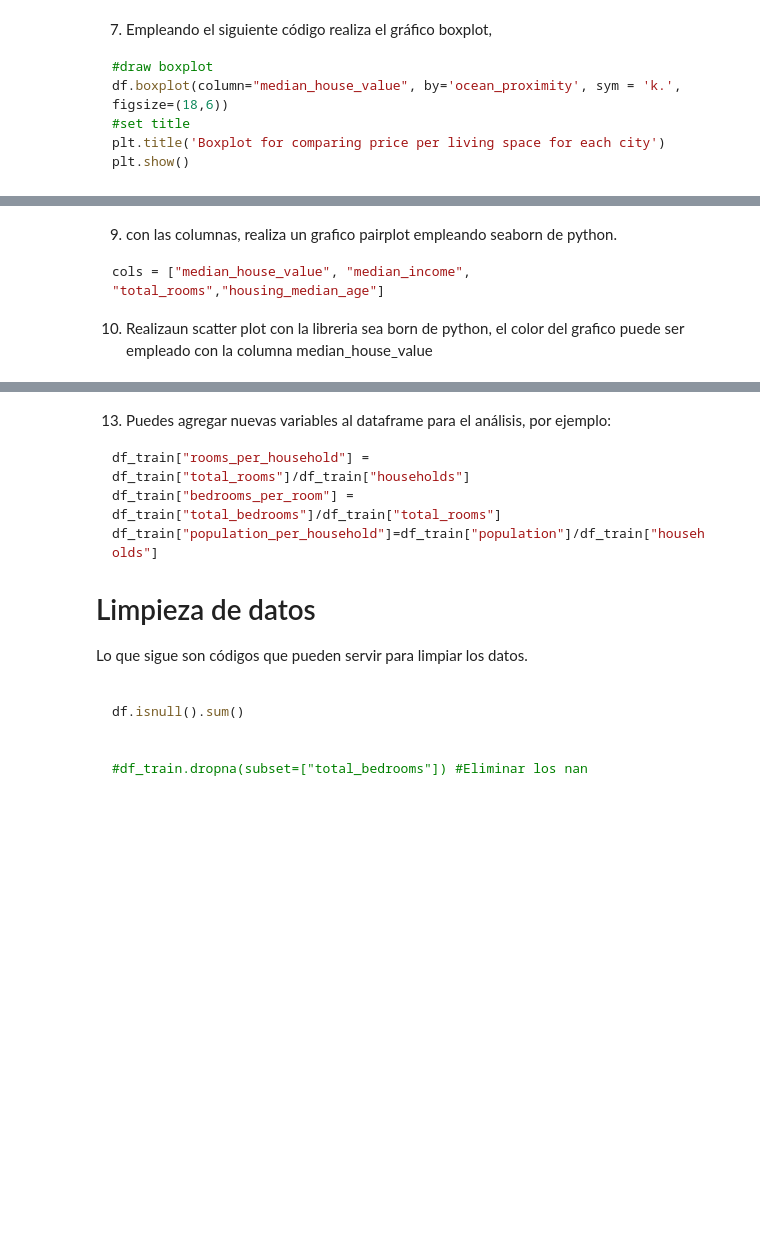
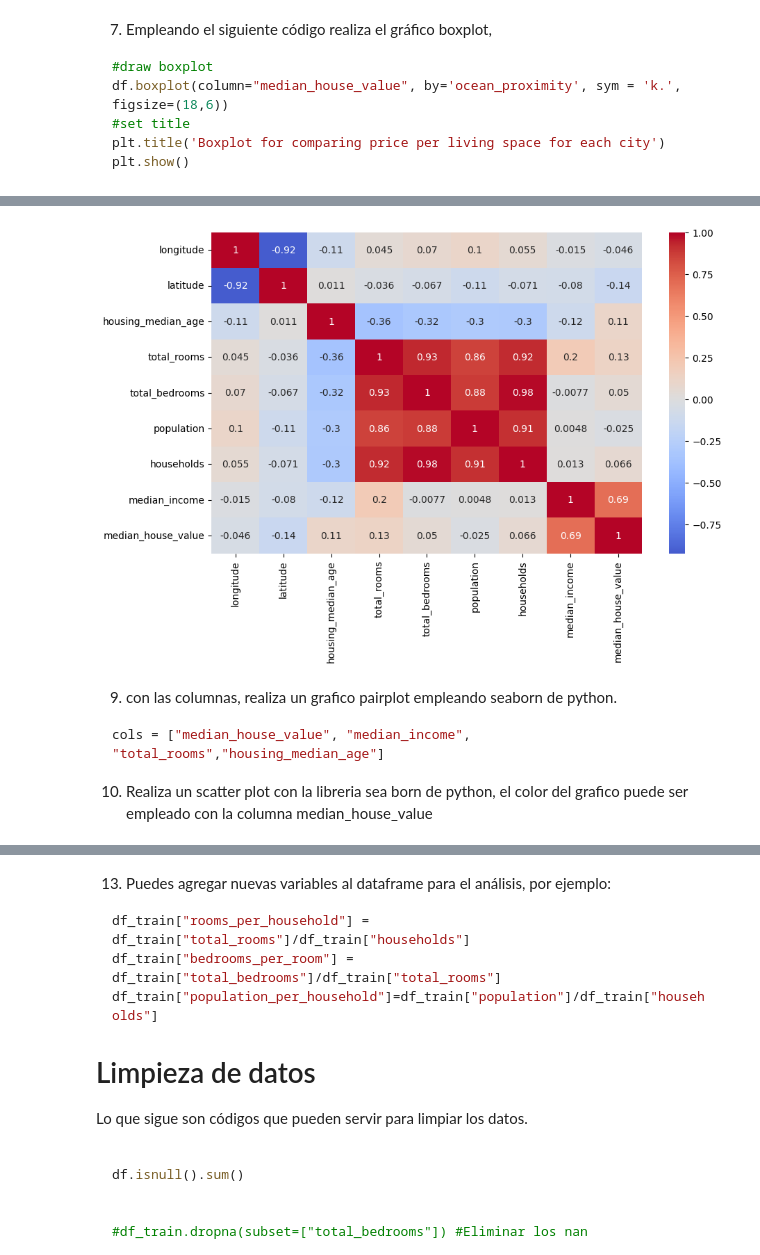
Before and after one commit to CienciaDatosUdea/002_EstudiantesAprendizajeEstadistico, a Jupyter notebook: semestre2025-2/Estudiantes/Sarmiento_8348/Labs/Laboratorio_05_ABC_Modelo_v1.ipynb, the cells around one changed output, grey strips where cells are left out. Drawn from its saved outputs; the diff is of its cells as text; code cells hidden in the pictures; blank space fills up the shorter version.

````diff
--- a/semestre2025-2/Estudiantes/Sarmiento_8348/Labs/Laboratorio_05_ABC_Modelo_v1.ipynb
+++ b/semestre2025-2/Estudiantes/Sarmiento_8348/Labs/Laboratorio_05_ABC_Modelo_v1.ipynb
@@ -138,10 +267,19 @@ plt.figure(figsize = (10,6))
 sns.heatmap(corr_matrix, annot = True, cmap = "coolwarm", center=0)
 plt.show()
 ```
+# %%
+# 8. Matriz de correlación con seaborn heatmap
+corr_matrix = df.corr(numeric_only=True)
+
+plt.figure(figsize = (10,6))
+sns.heatmap(corr_matrix, annot = True, cmap = "coolwarm", center=0)
+plt.show()
+# %% [output]
+[figure, added]
 # %% [markdown]
 9. con las columnas, realiza un grafico pairplot empleando seaborn  de python.
 ```python
 cols = ["median_house_value", "median_income", "total_rooms","housing_median_age"]
 ```
 
-10. Realizaun scatter plot con la libreria sea born de python, el color del grafico puede ser empleado con la columna median_house_value
+10. Realiza un scatter plot con la libreria sea born de python, el color del grafico puede ser empleado con la columna median_house_value
````
Also changed, not shown: parts of 22 cells of this notebook, 1 other file.
